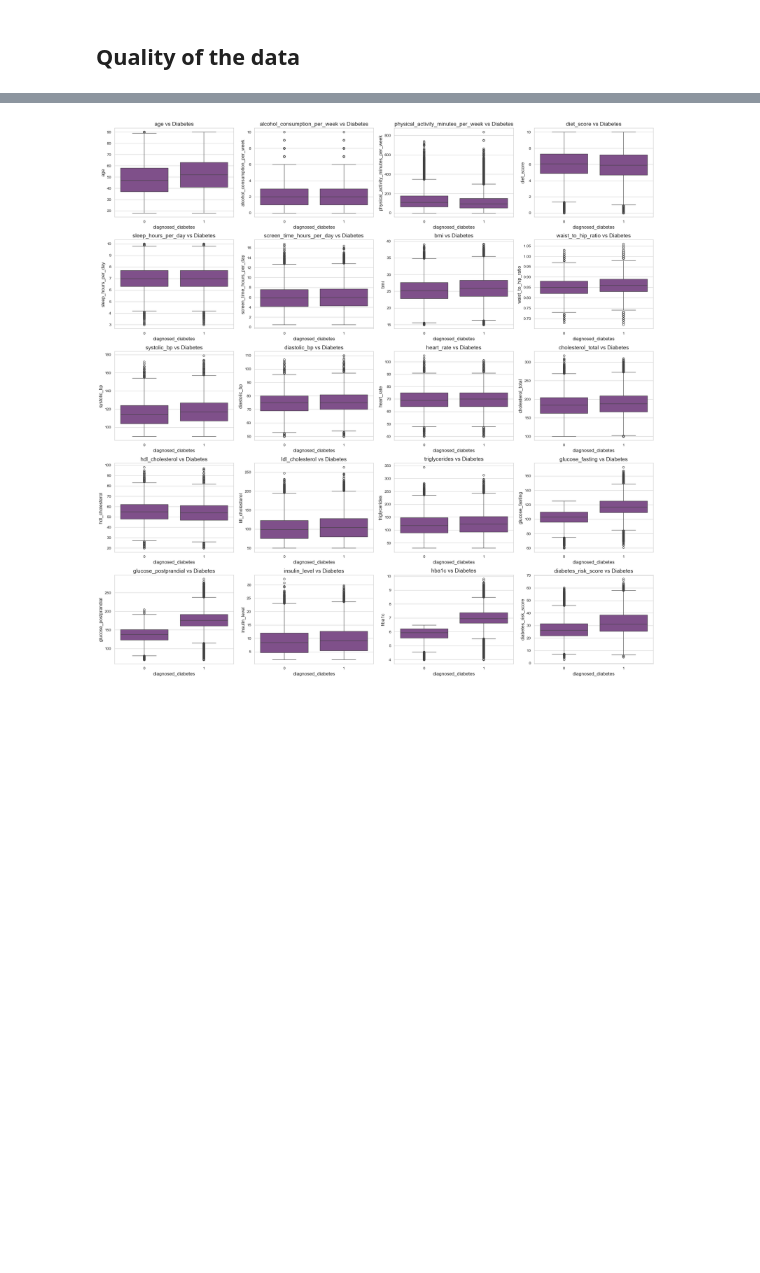
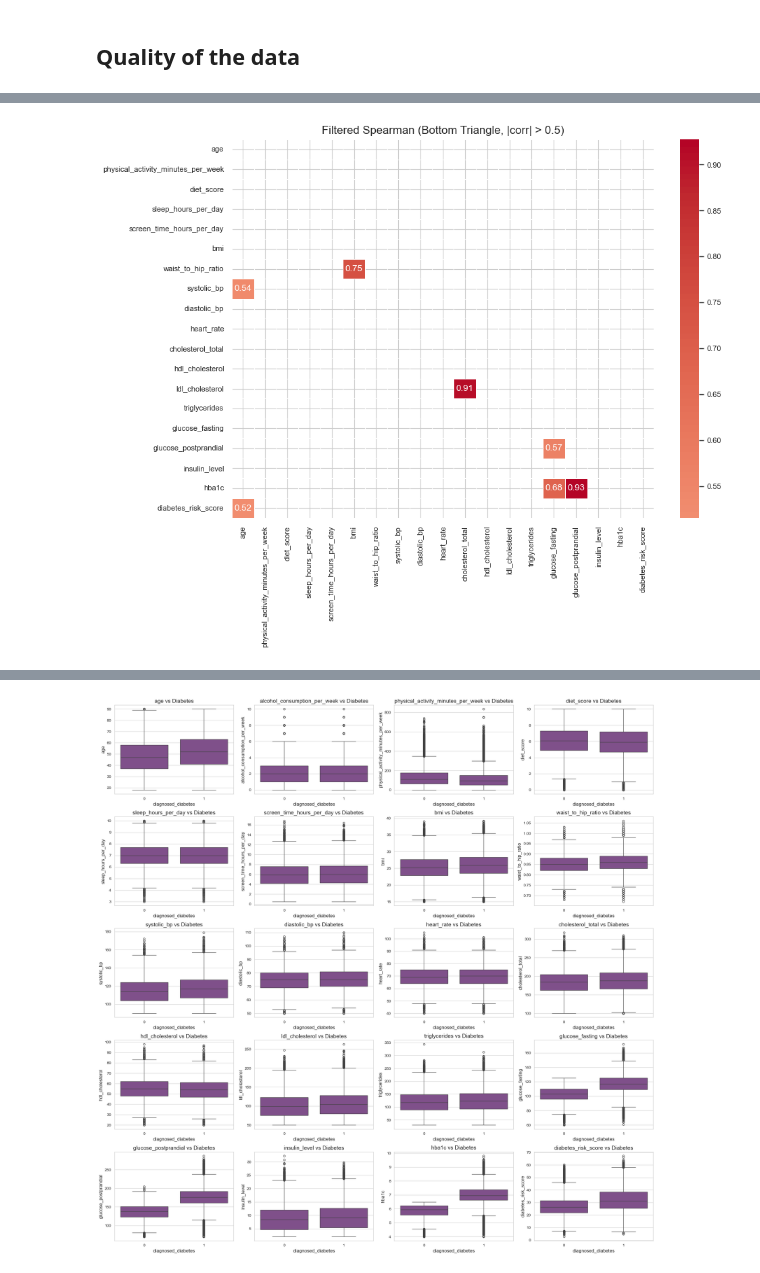
Before and after one commit to com-480-data-visualization/Glucose_Explorers, a Jupyter notebook: EDA.ipynb, the cells around one changed output, grey strips where cells are left out. Cells and saved outputs as stored; diff of their text form; code cells hidden in the pictures; blank space fills up the shorter version.

```diff
--- a/EDA.ipynb
+++ b/EDA.ipynb
@@ -9,12 +9,12 @@ sns.set_theme(
     context="paper",
     palette="PRGn",
     rc={
-        "axes.titlesize": 14,
-        "axes.labelsize": 12,
-        "xtick.labelsize": 10,
-        "ytick.labelsize": 10,
-        "legend.fontsize": 10,
-        "figure.titlesize": 16
+        "axes.titlesize": 12,
+        "axes.labelsize": 10,
+        "xtick.labelsize": 8,
+        "ytick.labelsize": 8,
+        "legend.fontsize": 8,
+        "figure.titlesize": 14
     }
 )
 # %%
@@ -157,0 +141,34 @@ sns.countplot(data=df, x="diabetes_stage")
+# %%
+import matplotlib.pyplot as plt
+import seaborn as sns
+import numpy as np
+
+# Compute correlations
+spearman_corr = df[continuous_vars].corr(method="spearman")
+
+threshold = 0.5
+
+# Filter correlations
+filtered_corr = spearman_corr.copy()
+filtered_corr[(filtered_corr.abs() < threshold)] = np.nan
+
+# Create mask for upper triangle
+mask = np.triu(np.ones_like(filtered_corr, dtype=bool))
+
+plt.figure(figsize=(10, 8))
+
+sns.heatmap(
+    filtered_corr,
+    mask=mask,
+    annot=True,
+    fmt=".2f",
+    cmap="coolwarm",
+    center=0,
+    linewidths=0.5
+)
+
+plt.title("Filtered Spearman (Bottom Triangle, |corr| > 0.5)")
+plt.tight_layout()
+plt.show()
+# %% [output]
+[figure, added]
```
Also changed, not shown: parts of 24 cells of this notebook.
